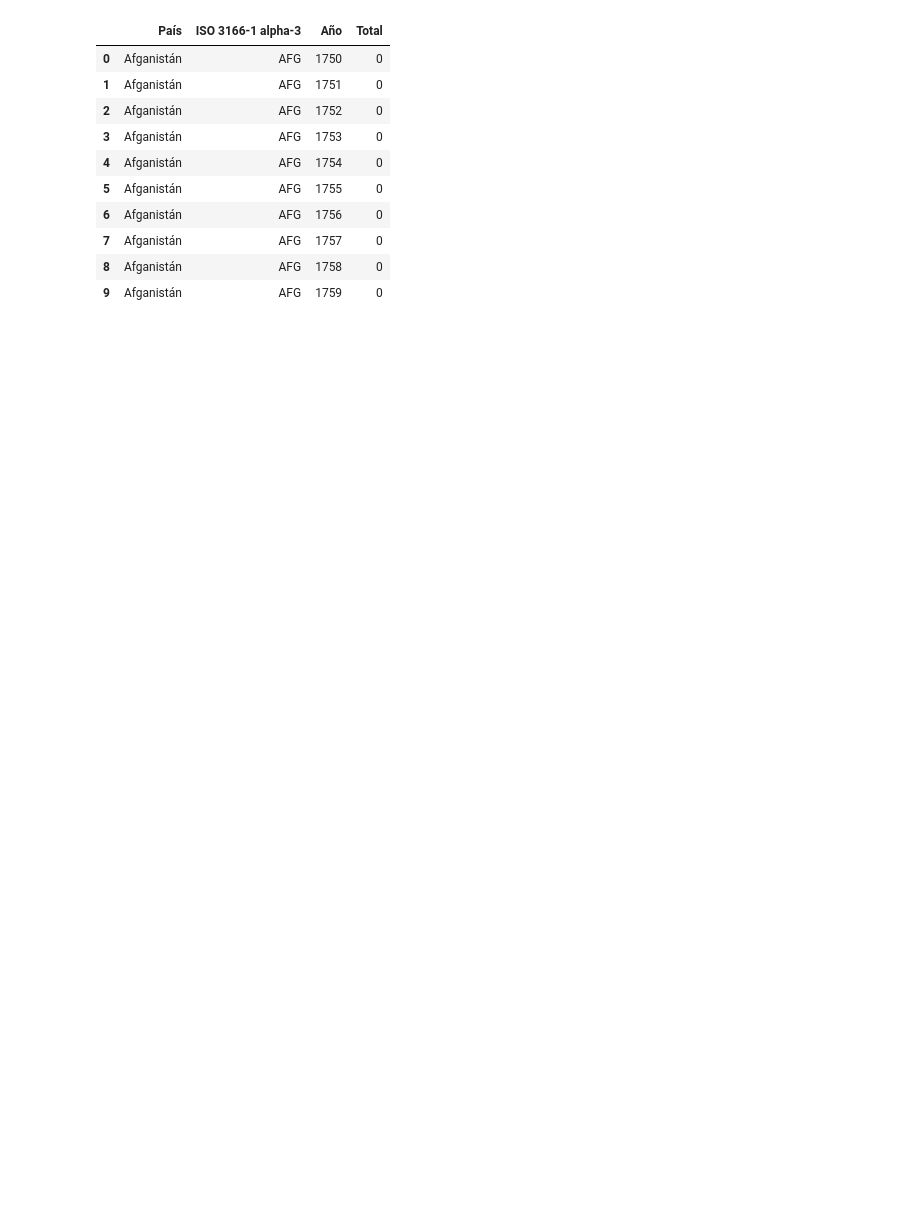
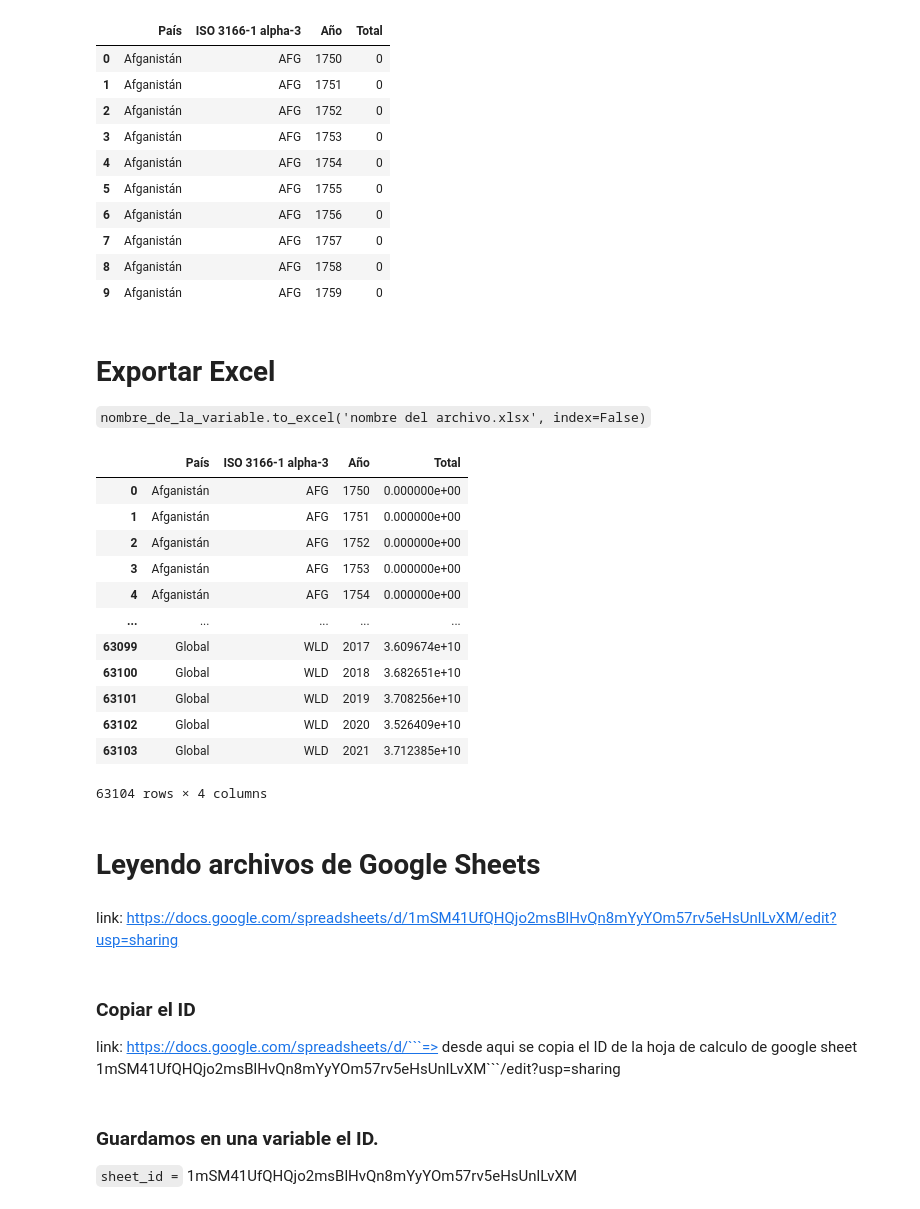
Before and after one commit to LejImkoaj/caracteristicas-basicas-pandas, a Jupyter notebook: caracteristicas-pandas/importando excel/importando_excel.ipynb, the cells around one changed output. Saved outputs shown, nothing was run; the diff lists cells and outputs as text; code cells hidden in the pictures; blank space fills up the shorter version.

````diff
--- a/caracteristicas-pandas/importando excel/importando_excel.ipynb
+++ b/caracteristicas-pandas/importando excel/importando_excel.ipynb
@@ -65,3 +75,6 @@ intervalo
 | 7 | Afganistán | AFG | 1757 | 0 |
 | 8 | Afganistán | AFG | 1758 | 0 |
 | 9 | Afganistán | AFG | 1759 | 0 |
+# %% [markdown]
+# Exportar Excel
+```nombre_de_la_variable.to_excel('nombre del archivo.xlsx', index=False)```
@@ -67,0 +83,28 @@ intervalo
+# %%
+pd.read_excel('co2_emisiones.xlsx')
+# %% [output]
+|  | País | ISO 3166-1 alpha-3 | Año | Total |
+| 0 | Afganistán | AFG | 1750 | 0.000000e+00 |
+| 1 | Afganistán | AFG | 1751 | 0.000000e+00 |
+| 2 | Afganistán | AFG | 1752 | 0.000000e+00 |
+| 3 | Afganistán | AFG | 1753 | 0.000000e+00 |
+| 4 | Afganistán | AFG | 1754 | 0.000000e+00 |
+| ... | ... | ... | ... | ... |
+| 63099 | Global | WLD | 2017 | 3.609674e+10 |
+| 63100 | Global | WLD | 2018 | 3.682651e+10 |
+| 63101 | Global | WLD | 2019 | 3.708256e+10 |
+| 63102 | Global | WLD | 2020 | 3.526409e+10 |
+| 63103 | Global | WLD | 2021 | 3.712385e+10 |
+63104 rows × 4 columns
+# %% [markdown]
+# Leyendo archivos de Google Sheets
+# %% [markdown]
+link: https://docs.google.com/spreadsheets/d/1mSM41UfQHQjo2msBlHvQn8mYyYOm57rv5eHsUnlLvXM/edit?usp=sharing
+# %% [markdown]
+### Copiar el ID
+
+link: https://docs.google.com/spreadsheets/d/```=> desde aqui se copia el ID de la hoja de calculo de google sheet 1mSM41UfQHQjo2msBlHvQn8mYyYOm57rv5eHsUnlLvXM```/edit?usp=sharing
+# %% [markdown]
+### Guardamos en una variable el ID.
+
+```sheet_id =``` 1mSM41UfQHQjo2msBlHvQn8mYyYOm57rv5eHsUnlLvXM
````
Also changed, not shown: parts of 12 cells of this notebook, 1 other file.
